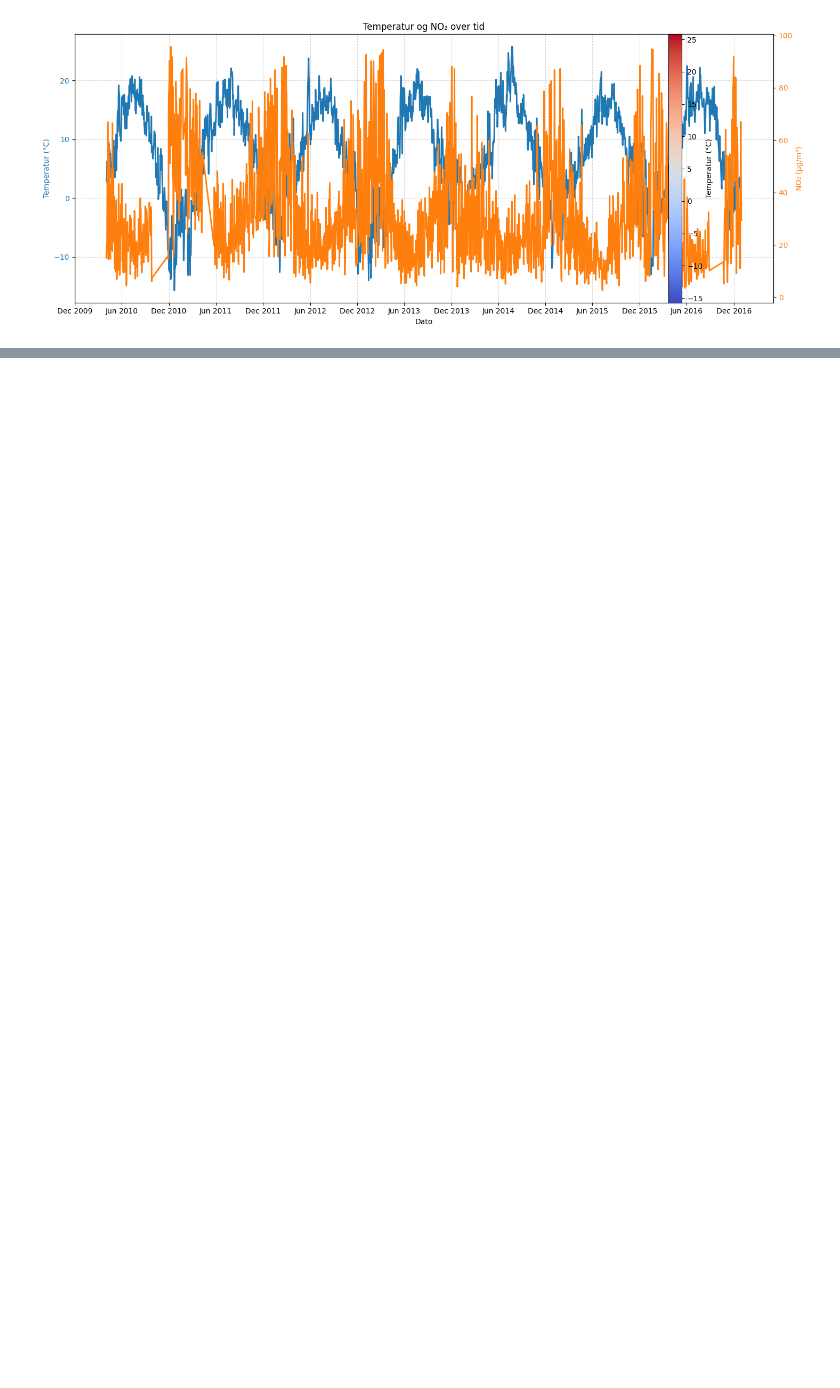
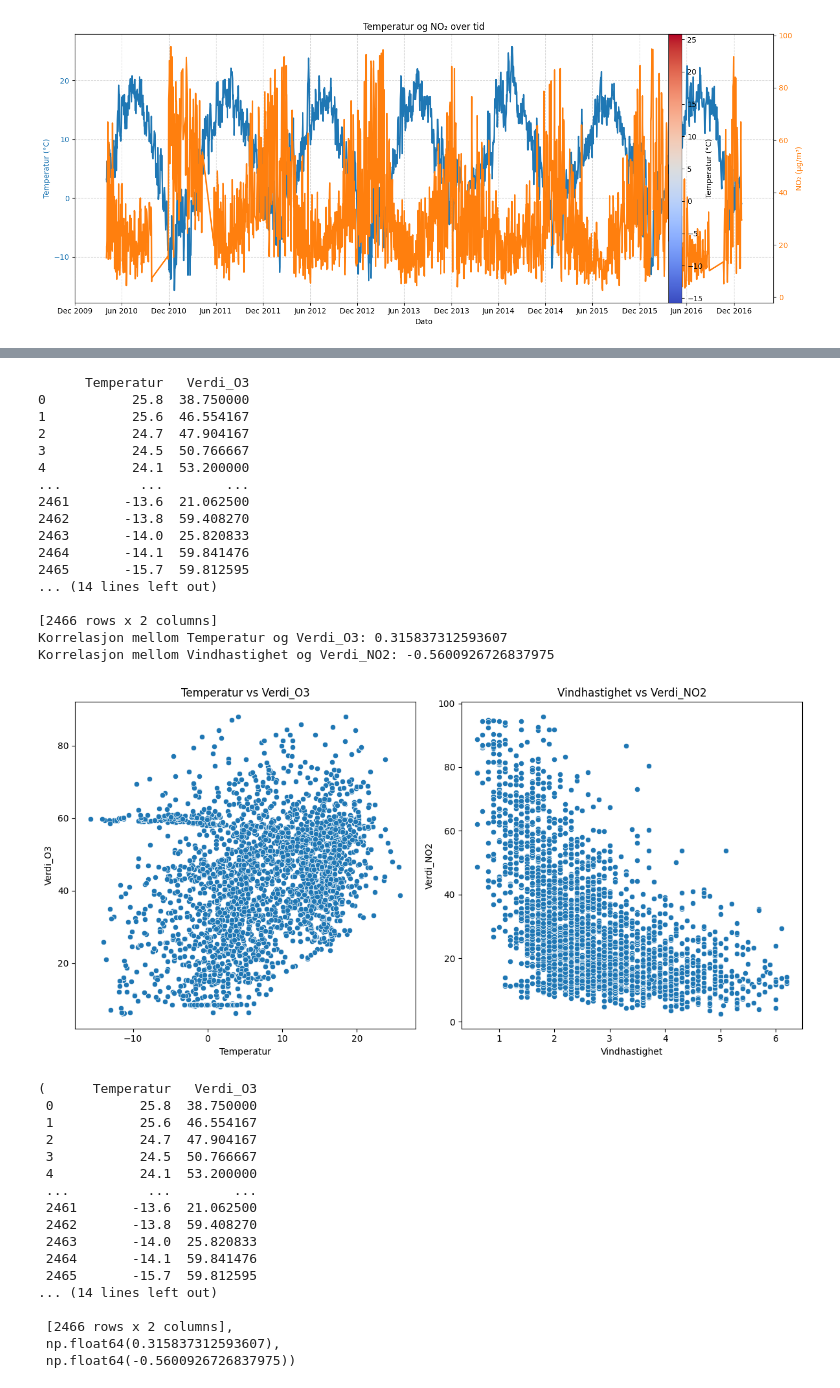
Before and after one commit to elisedre/Miljodataanalyseapplikasjon-, a Jupyter notebook: notebooks/Kombinert_analyse.ipynb, the cells around one changed output, grey strips where cells are left out. Cells and saved outputs as stored; diff of their text form; code cells hidden in the pictures; blank space fills up the shorter version.

Commit message:
Added markdowns and further analysis in notebook

```diff
--- a/notebooks/Kombinert_analyse.ipynb
+++ b/notebooks/Kombinert_analyse.ipynb
@@ -46,0 +101,40 @@ load_merge_and_plot_no2_temp()
+# %%
+# Beregner og visualiserer korrelasjonen mellom ulike værdata
+from sql_analysis import analyze_frost_nilu
+analyze_frost_nilu()
+# %% [output]
+      Temperatur   Verdi_O3
+0           25.8  38.750000
+1           25.6  46.554167
+2           24.7  47.904167
+3           24.5  50.766667
+4           24.1  53.200000
+...          ...        ...
+2461       -13.6  21.062500
+2462       -13.8  59.408270
+2463       -14.0  25.820833
+2464       -14.1  59.841476
+2465       -15.7  59.812595
+... (14 lines left out)
+
+[2466 rows x 2 columns]
+Korrelasjon mellom Temperatur og Verdi_O3: 0.315837312593607
+Korrelasjon mellom Vindhastighet og Verdi_NO2: -0.5600926726837975
+[figure, added]
+(      Temperatur   Verdi_O3
+ 0           25.8  38.750000
+ 1           25.6  46.554167
+ 2           24.7  47.904167
+ 3           24.5  50.766667
+ 4           24.1  53.200000
+ ...          ...        ...
+ 2461       -13.6  21.062500
+ 2462       -13.8  59.408270
+ 2463       -14.0  25.820833
+ 2464       -14.1  59.841476
+ 2465       -15.7  59.812595
+... (14 lines left out)
+
+ [2466 rows x 2 columns],
+ np.float64(0.315837312593607),
+ np.float64(-0.5600926726837975))
```
Also changed, not shown: parts of 4 cells of this notebook, 1 other file.
